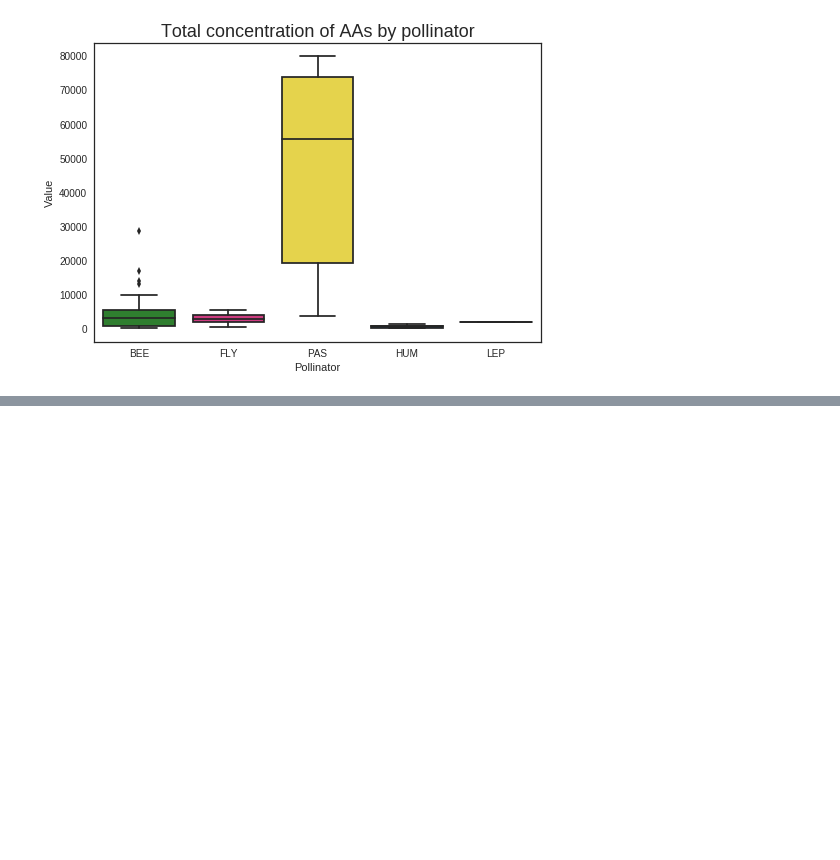
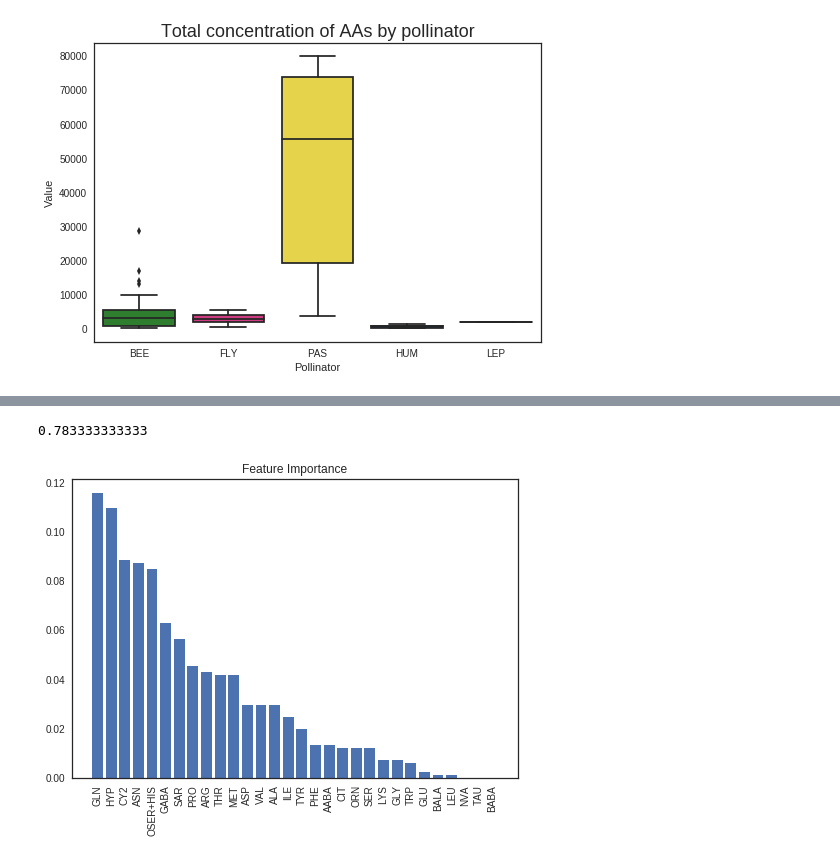
Before and after one commit to AgataRoguz/projekty_uw, a Jupyter notebook: Fritillaria_evolution.ipynb, the cells around one changed output, grey strips where cells are left out. Saved outputs shown, nothing was run; the diff lists cells and outputs as text; code cells hidden in the pictures; blank space fills up the shorter version.

```diff
--- a/Fritillaria_evolution.ipynb
+++ b/Fritillaria_evolution.ipynb
@@ -330,0 +344,6 @@ plt.show()
+# %%
+#prepapring data
+X = amino.drop(["pollinator", "Gatunek", "Total", "v", "%", "ORIGIN", "dominujący cukier" ], axis=1)
+y = amino.pollinator
+index = X.columns
+X = StandardScaler().fit_transform(X)
@@ -330,0 +366,28 @@ plt.show()
+# %%
+model = xgb.XGBClassifier()
+print(cross_val_score(model,X,y,cv=3).mean())
+pd.Series(model.fit(X,y).feature_importances_, index = index).sort_values(ascending=False)
+# Sort feature importances in descending order
+importances = model.feature_importances_
+indices = np.argsort(importances)[::-1]
+
+# Rearrange feature names so they match the sorted feature importances
+names = [index[i] for i in indices]
+
+# Create plot
+plt.figure()
+
+# Create plot title
+plt.title("Feature Importance")
+
+# Add bars
+plt.bar(range(X.shape[1]), importances[indices])
+
+# Add feature names as x-axis labels
+plt.xticks(range(X.shape[1]), names, rotation=90)
+
+# Show plot
+plt.show()
+# %% [output]
+0.783333333333
+[figure, added]
```
Also changed, not shown: parts of 12 cells of this notebook.
